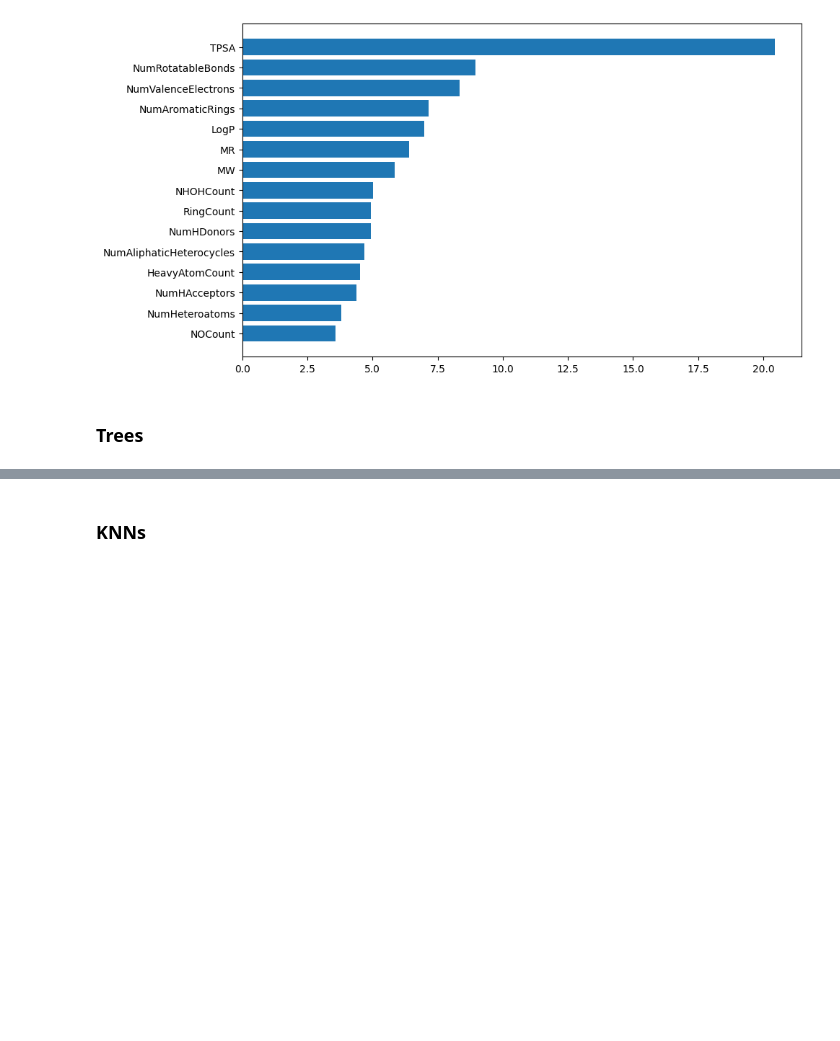
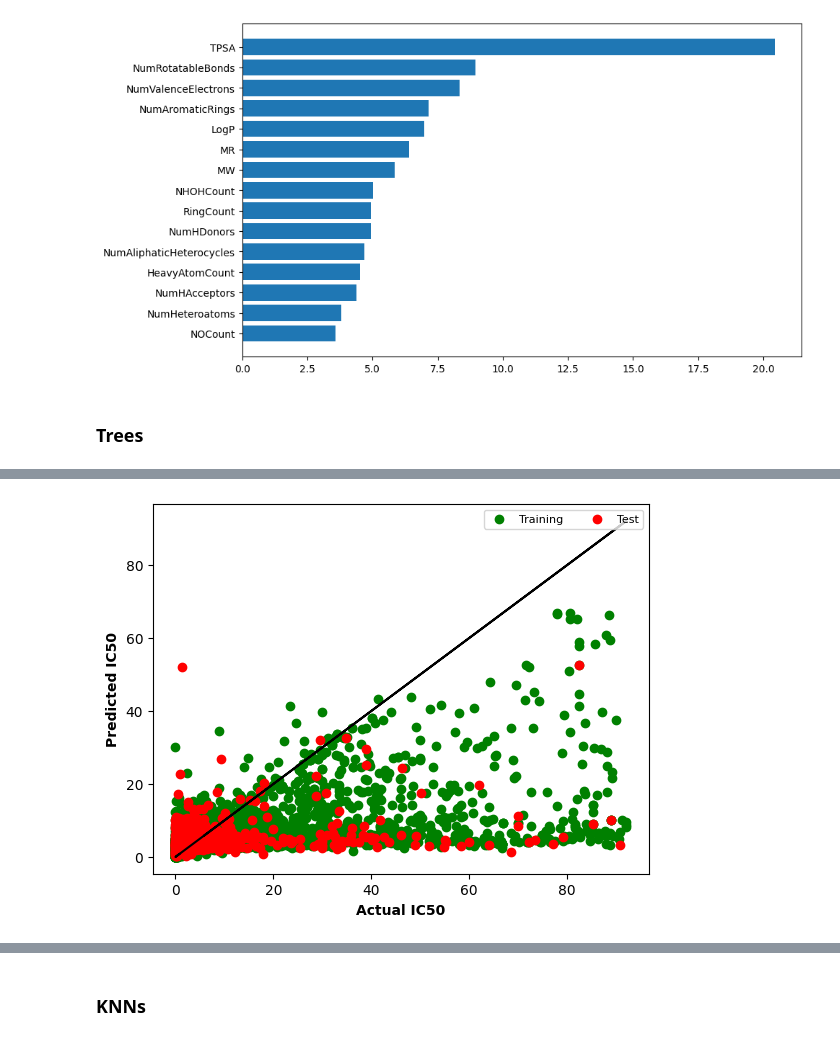
Before and after one commit to triflt/mol_analysis_MISIS_project, a Jupyter notebook: classic_ml.ipynb, the cells around one changed output, grey strips where cells are left out. Cells and saved outputs as stored; diff of their text form; code cells hidden in the pictures; blank space fills up the shorter version.

```diff
--- a/classic_ml.ipynb
+++ b/classic_ml.ipynb
@@ -75,5 +94,6 @@ plt.barh(feature_importances.index, feature_importances.values)
 model = RandomForestRegressor(criterion='absolute_error', verbose=1, n_jobs=-1, max_depth=12)
 model.fit(X_train, Y_train)
 score(model)
+plotter(model)
 # %% [output]
 [Parallel(n_jobs=-1)]: Using backend ThreadingBackend with 24 concurrent workers.
@@ -88 +114,2 @@ MAPE: 47.519806902569364
+[figure, added]
 # %%
```
Also changed, not shown: parts of 9 cells of this notebook.
